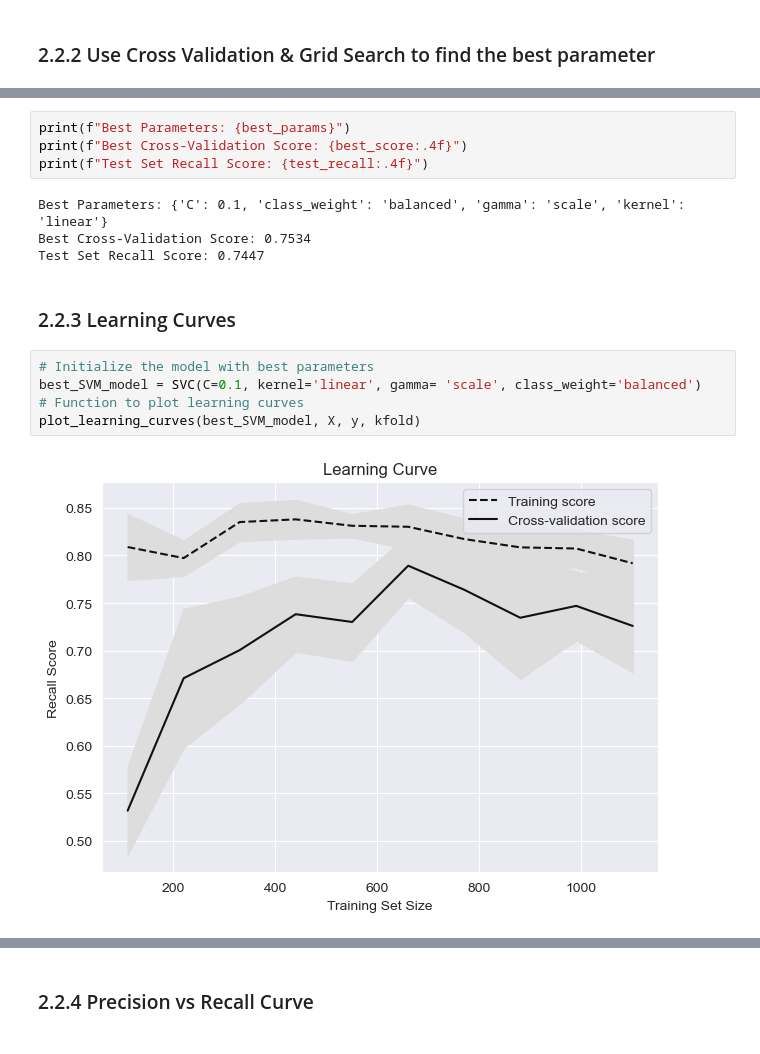
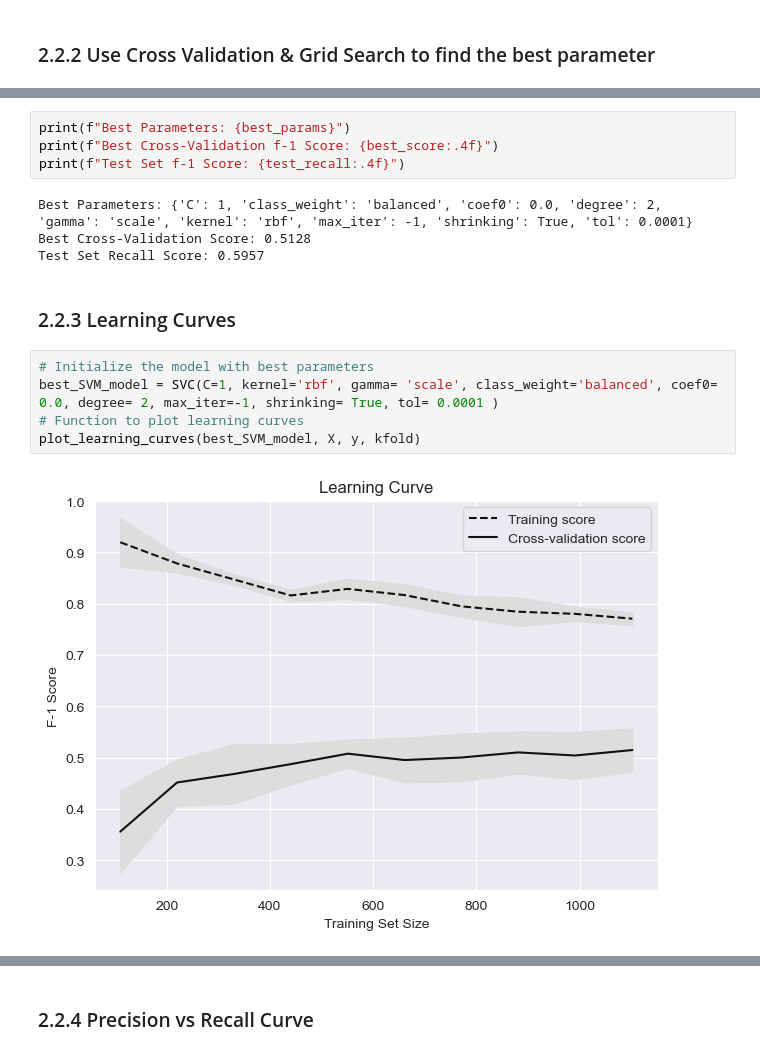
Before and after one commit to yzysnake/Data_Mining_Principles, a Jupyter notebook: Group Project/GroupProject.ipynb, the cells around one changed output, grey strips where cells are left out. Drawn from its saved outputs; the diff is of its cells as text.

Commit message:
Day 5: Change the metric from recall to F-1 score

```diff
--- a/Group Project/GroupProject.ipynb
+++ b/Group Project/GroupProject.ipynb
@@ -590,17 +591,17 @@ test_recall = recall_score(y_test, y_pred)
 # %%
 print(f"Best Parameters: {best_params}")
-print(f"Best Cross-Validation Score: {best_score:.4f}")
-print(f"Test Set Recall Score: {test_recall:.4f}")
+print(f"Best Cross-Validation f-1 Score: {best_score:.4f}")
+print(f"Test Set f-1 Score: {test_recall:.4f}")
 # %% [output]
-Best Parameters: {'C': 0.1, 'class_weight': 'balanced', 'gamma': 'scale', 'kernel': 'linear'}
-Best Cross-Validation Score: 0.7534
-Test Set Recall Score: 0.7447
+Best Parameters: {'C': 1, 'class_weight': 'balanced', 'coef0': 0.0, 'degree': 2, 'gamma': 'scale', 'kernel': 'rbf', 'max_iter': -1, 'shrinking': True, 'tol': 0.0001}
+Best Cross-Validation Score: 0.5128
+Test Set Recall Score: 0.5957
 # %% [markdown]
 ### 2.2.3 Learning Curves
 # %%
 # Initialize the model with best parameters
-best_SVM_model = SVC(C=0.1, kernel='linear', gamma= 'scale', class_weight='balanced')
+best_SVM_model = SVC(C=1, kernel='rbf', gamma= 'scale', class_weight='balanced', coef0= 0.0, degree= 2, max_iter=-1, shrinking= True, tol= 0.0001 )
 # Function to plot learning curves
 plot_learning_curves(best_SVM_model, X, y, kfold)
 # %% [output]
-[figure, old version]
+[figure, new version]
```
Also changed, not shown: parts of 20 cells of this notebook, 1 other file.
